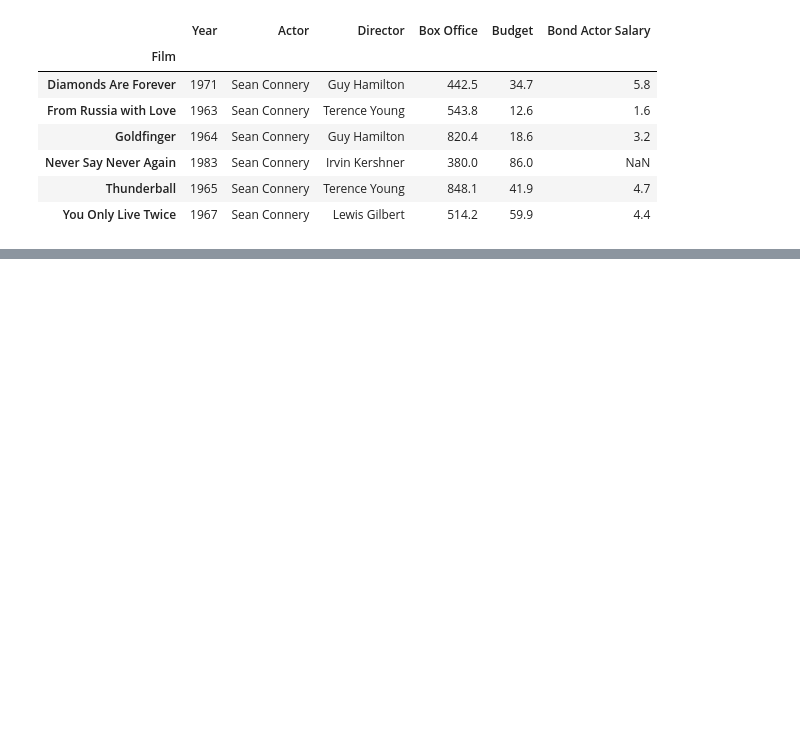
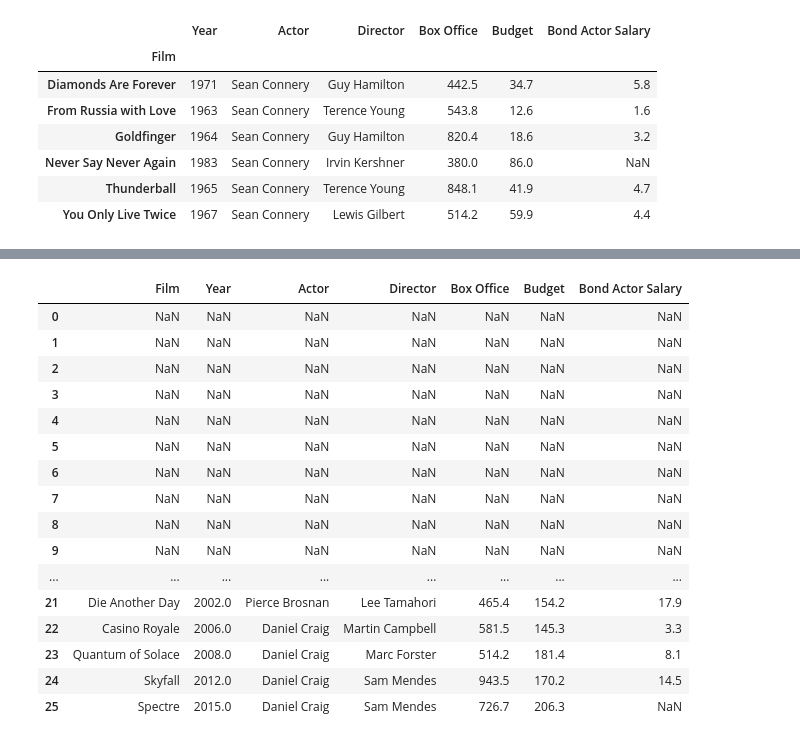
Before and after one commit to pankajgaur583671/pankajgaur583671, a Jupyter notebook: Data Frames III - Data Extraction.ipynb, the cells around one changed output, grey strips where cells are left out. Saved outputs shown, nothing was run; the diff lists cells and outputs as text; code cells hidden in the pictures; blank space fills up the shorter version.

```diff
--- a/Data Frames III - Data Extraction.ipynb
+++ b/Data Frames III - Data Extraction.ipynb
@@ -662,0 +640,21 @@ bond
+# %%
+# another way to do it
+bond.where(bond["Budget"] > 100)
+# %% [output]
+|  | Film | Year | Actor | Director | Box Office | Budget | Bond Actor Salary |
+| 0 | NaN | NaN | NaN | NaN | NaN | NaN | NaN |
+| 1 | NaN | NaN | NaN | NaN | NaN | NaN | NaN |
+| 2 | NaN | NaN | NaN | NaN | NaN | NaN | NaN |
+| 3 | NaN | NaN | NaN | NaN | NaN | NaN | NaN |
+| 4 | NaN | NaN | NaN | NaN | NaN | NaN | NaN |
+| 5 | NaN | NaN | NaN | NaN | NaN | NaN | NaN |
+| 6 | NaN | NaN | NaN | NaN | NaN | NaN | NaN |
+| 7 | NaN | NaN | NaN | NaN | NaN | NaN | NaN |
+| 8 | NaN | NaN | NaN | NaN | NaN | NaN | NaN |
+| 9 | NaN | NaN | NaN | NaN | NaN | NaN | NaN |
+| ... | ... | ... | ... | ... | ... | ... | ... |
+| 21 | Die Another Day | 2002.0 | Pierce Brosnan | Lee Tamahori | 465.4 | 154.2 | 17.9 |
+| 22 | Casino Royale | 2006.0 | Daniel Craig | Martin Campbell | 581.5 | 145.3 | 3.3 |
+| 23 | Quantum of Solace | 2008.0 | Daniel Craig | Marc Forster | 514.2 | 181.4 | 8.1 |
+| 24 | Skyfall | 2012.0 | Daniel Craig | Sam Mendes | 943.5 | 170.2 | 14.5 |
+| 25 | Spectre | 2015.0 | Daniel Craig | Sam Mendes | 726.7 | 206.3 | NaN |
```
Also changed, not shown: parts of 55 cells of this notebook, 8 other files.
